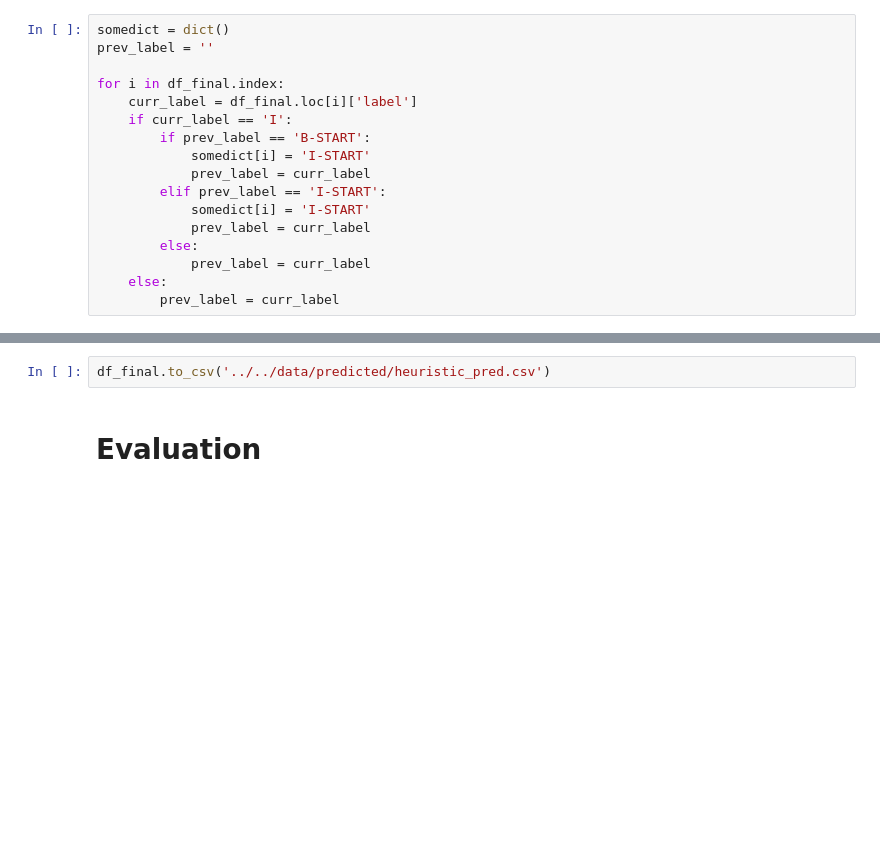
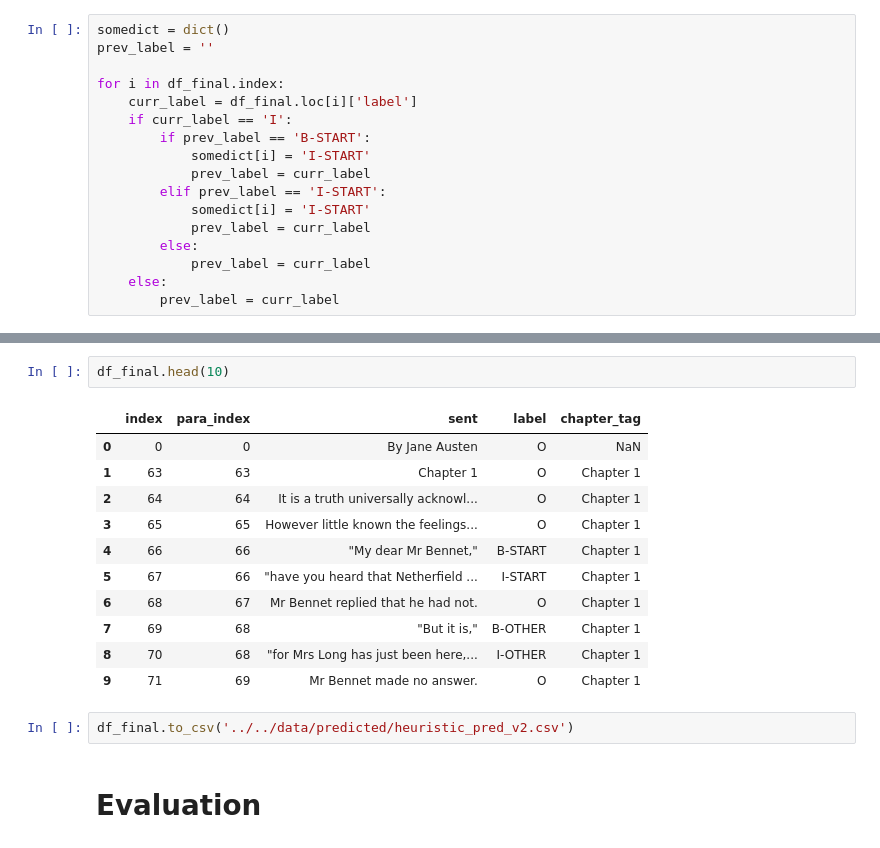
Before and after one commit to longwind48/convo-miner, a Jupyter notebook: fiction_convo_miner/heuristic/heuristic_rb.ipynb, the cells around one changed output, grey strips where cells are left out. Saved outputs shown, nothing was run; the diff lists cells and outputs as text; blank space fills up the shorter version.

```diff
--- a/fiction_convo_miner/heuristic/heuristic_rb.ipynb
+++ b/fiction_convo_miner/heuristic/heuristic_rb.ipynb
@@ -175,5 +182,19 @@ df_final.loc[84:95]
+# %%
+df_final.head(10)
+# %% [output]
+|  | index | para_index | sent | label | chapter_tag |
+| 0 | 0 | 0 | By Jane Austen | O | NaN |
+| 1 | 63 | 63 | Chapter 1 | O | Chapter 1 |
+| 2 | 64 | 64 | It is a truth universally acknowl... | O | Chapter 1 |
+| 3 | 65 | 65 | However little known the feelings... | O | Chapter 1 |
+| 4 | 66 | 66 | "My dear Mr Bennet," | B-START | Chapter 1 |
+| 5 | 67 | 66 | "have you heard that Netherfield ... | I-START | Chapter 1 |
+| 6 | 68 | 67 | Mr Bennet replied that he had not. | O | Chapter 1 |
+| 7 | 69 | 68 | "But it is," | B-OTHER | Chapter 1 |
+| 8 | 70 | 68 | "for Mrs Long has just been here,... | I-OTHER | Chapter 1 |
+| 9 | 71 | 69 | Mr Bennet made no answer. | O | Chapter 1 |
 # %%
-df_final.to_csv('../../data/predicted/heuristic_pred.csv')
+df_final.to_csv('../../data/predicted/heuristic_pred_v2.csv')
 # %% [markdown]
 # Evaluation
 # %%
```
Also changed, not shown: parts of 5 cells of this notebook, 6 other files.
